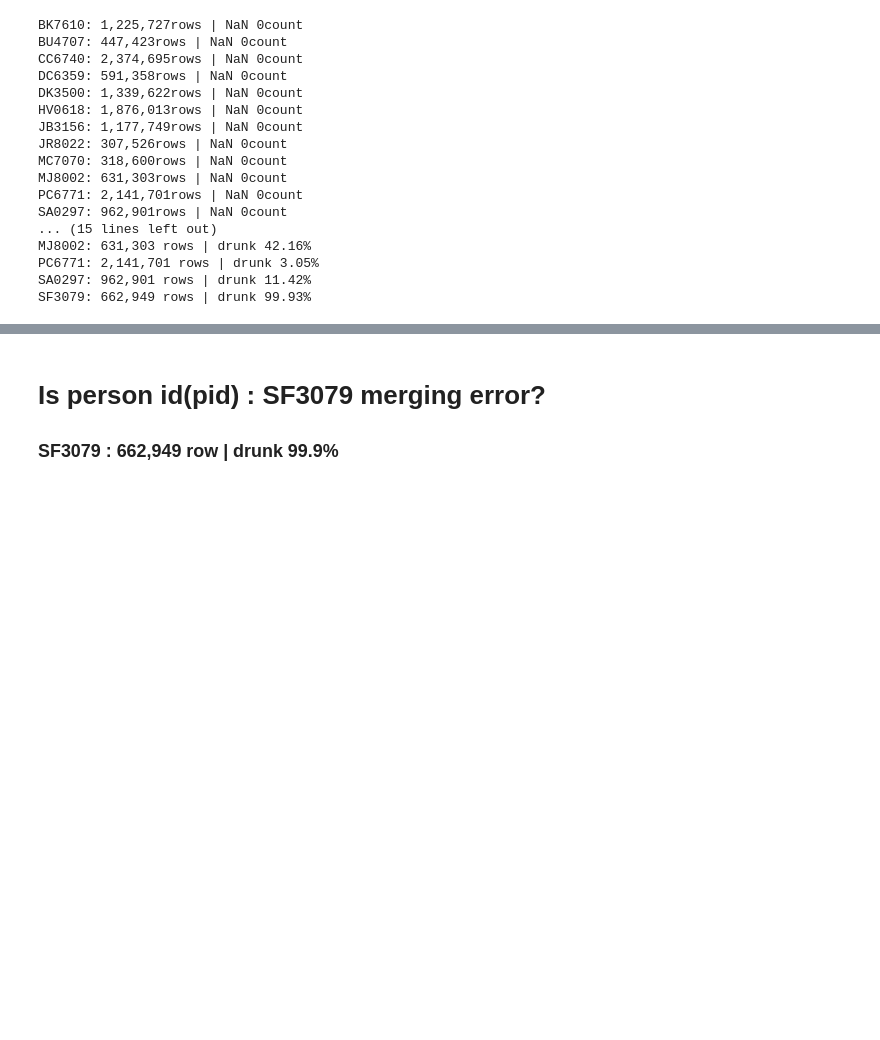
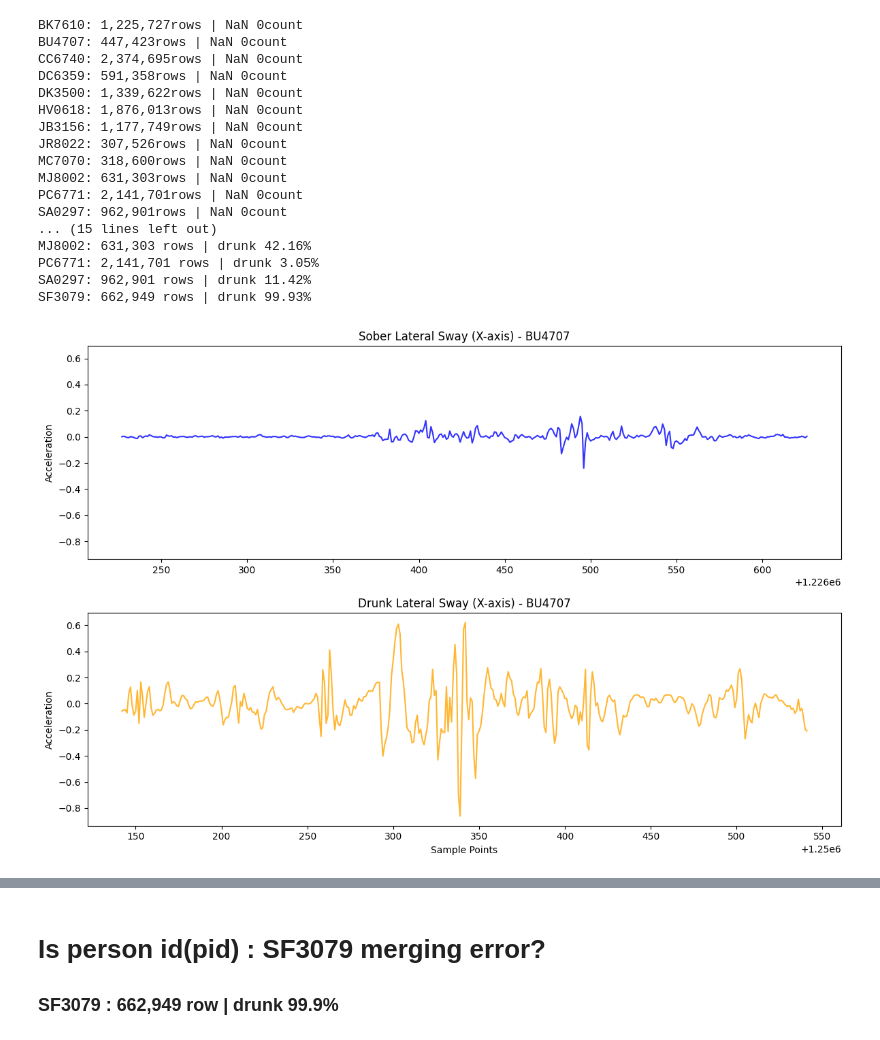
Before and after one commit to Vyrima/MATH4650_SP_2026_FP1_G_01_GRIFFITHS, a Jupyter notebook: files/4650FinalProject.ipynb, the cells around one changed output, grey strips where cells are left out. Cells and saved outputs as stored; diff of their text form; code cells hidden in the pictures; blank space fills up the shorter version.

Commit message:
Added graphs to show sway and TAC over time for PID BU4707

```diff
--- a/files/4650FinalProject.ipynb
+++ b/files/4650FinalProject.ipynb
@@ -293,3 +293,29 @@ MJ8002: 631,303 rows | drunk 42.16%
 PC6771: 2,141,701 rows | drunk 3.05%
 SA0297: 962,901 rows | drunk 11.42%
 SF3079: 662,949 rows | drunk 99.93%
+# %%
+def plot_lateral_sway(combined_df, pid_to_plot):
+    # Select a 10-second slice (approx 400 samples at 40Hz) for Sober and Drunk states
+    sober_slice = combined_df[(combined_df['pid'] == pid_to_plot) & (combined_df['label'] == 0)].iloc[500:900]
+    drunk_slice = combined_df[(combined_df['pid'] == pid_to_plot) & (combined_df['label'] == 1)].iloc[500:900]
+
+    fig, (ax1, ax2) = plt.subplots(2, 1, figsize=(12, 8), sharey=True)
+
+    # Plot Sober Sway
+    ax1.plot(sober_slice['x'], color='blue', alpha=0.8)
+    ax1.set_title(f'Sober Lateral Sway (X-axis) - {pid_to_plot}')
+    ax1.set_ylabel('Acceleration')
+
+    # Plot Drunk Sway
+    ax2.plot(drunk_slice['x'], color='orange', alpha=0.8)
+    ax2.set_title(f'Drunk Lateral Sway (X-axis) - {pid_to_plot}')
+    ax2.set_ylabel('Acceleration')
+    ax2.set_xlabel('Sample Points')
+
+    plt.tight_layout()
+    plt.show()
+
+# Run for BU4707
+plot_lateral_sway(combined_df, 'BU4707')
+# %% [output]
+[figure, added]
```
Also changed, not shown: parts of 6 cells of this notebook, 1 other file.
